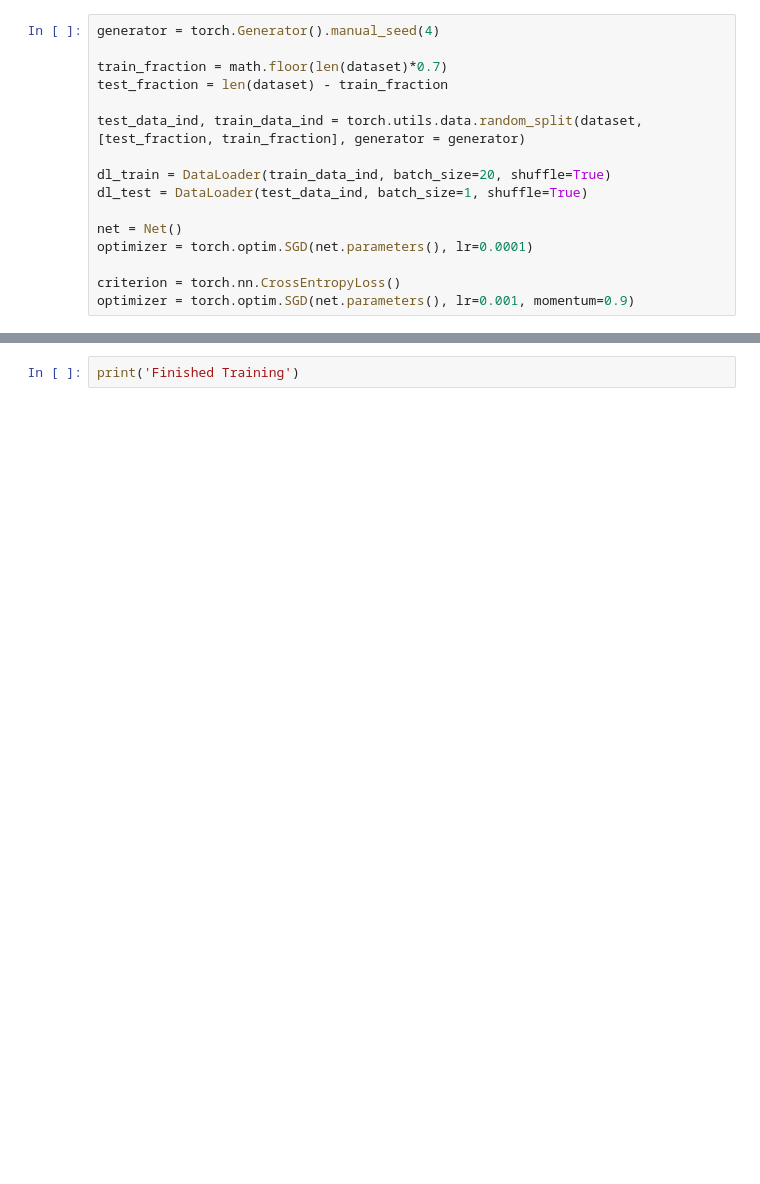
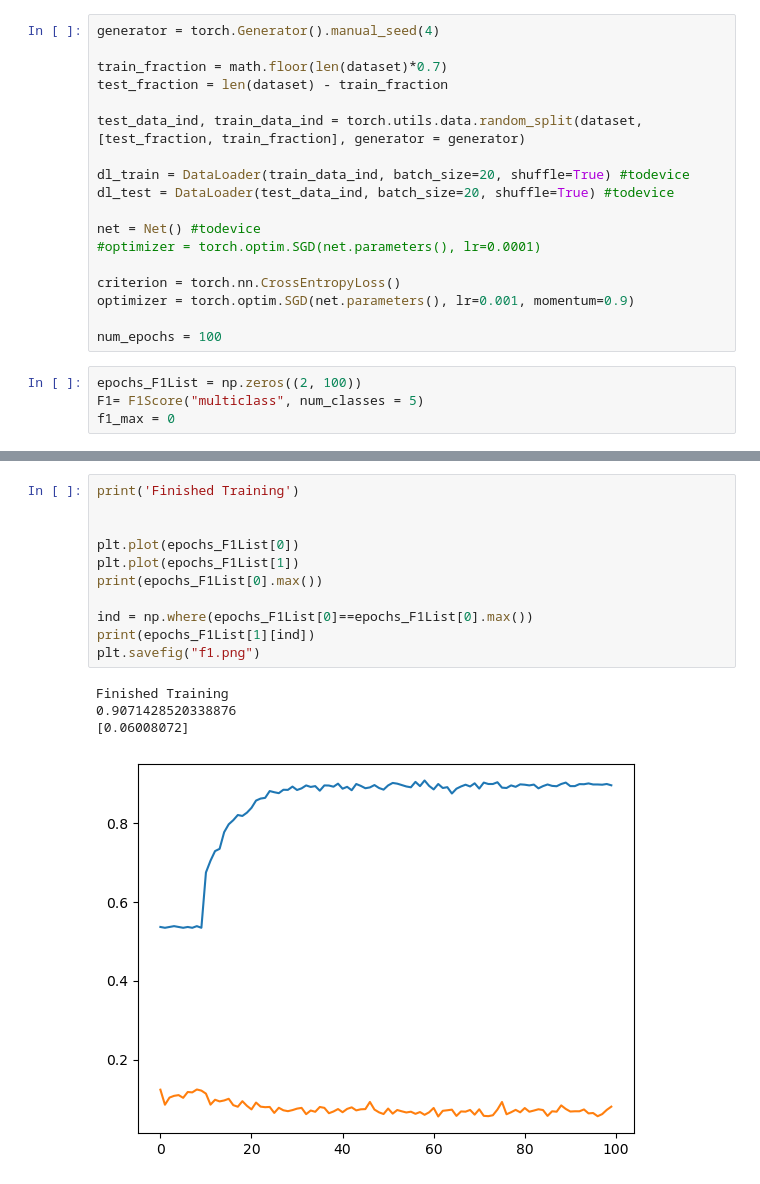
Before and after one commit to Enrico-Brugn/Image_Classifier, a Jupyter notebook: ML_load_run.ipynb, the cells around one changed output, grey strips where cells are left out. Saved outputs shown, nothing was run; the diff lists cells and outputs as text; blank space fills up the shorter version.

Commit message:
After some training

```diff
--- a/ML_load_run.ipynb
+++ b/ML_load_run.ipynb
@@ -22,12 +24,18 @@ test_fraction = len(dataset) - train_fraction
 
 test_data_ind, train_data_ind = torch.utils.data.random_split(dataset, [test_fraction, train_fraction], generator = generator)
 
-dl_train = DataLoader(train_data_ind, batch_size=20, shuffle=True)
-dl_test = DataLoader(test_data_ind, batch_size=1, shuffle=True)
+dl_train = DataLoader(train_data_ind, batch_size=20, shuffle=True) #todevice
+dl_test = DataLoader(test_data_ind, batch_size=20, shuffle=True) #todevice
 
-net = Net()
-optimizer = torch.optim.SGD(net.parameters(), lr=0.0001)
+net = Net() #todevice
+#optimizer = torch.optim.SGD(net.parameters(), lr=0.0001)
 
 criterion = torch.nn.CrossEntropyLoss()
 optimizer = torch.optim.SGD(net.parameters(), lr=0.001, momentum=0.9)
+
+num_epochs = 100
+# %%
+epochs_F1List = np.zeros((2, 100))
+F1= F1Score("multiclass", num_classes = 5)
+f1_max = 0
 # %%
@@ -74,2 +102,16 @@ for epoch in range(100):  # loop over the dataset multiple times
-# %%
-print('Finished Training')
+# %%
+print('Finished Training')
+
+
+plt.plot(epochs_F1List[0])
+plt.plot(epochs_F1List[1])
+print(epochs_F1List[0].max())
+
+ind = np.where(epochs_F1List[0]==epochs_F1List[0].max())
+print(epochs_F1List[1][ind])
+plt.savefig("f1.png")
+# %% [output]
+Finished Training
+0.9071428520338876
+[0.06008072]
+[figure, added]
```
Also changed, not shown: parts of 4 cells of this notebook.
